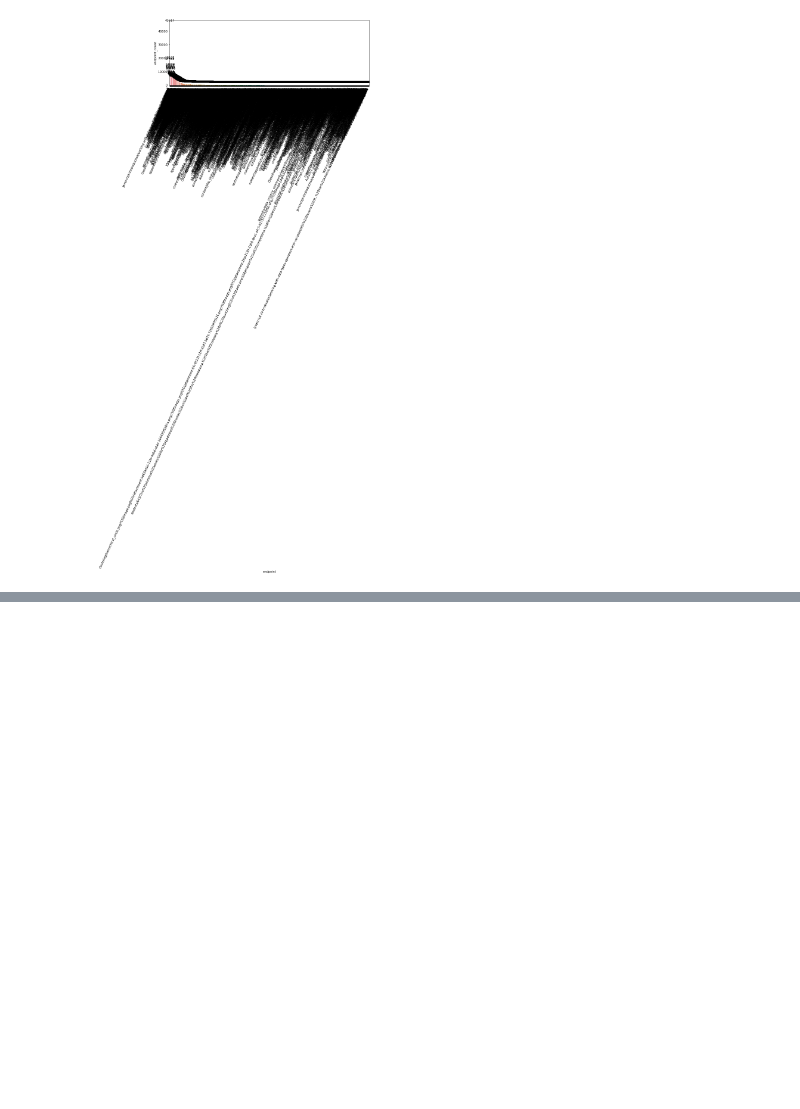
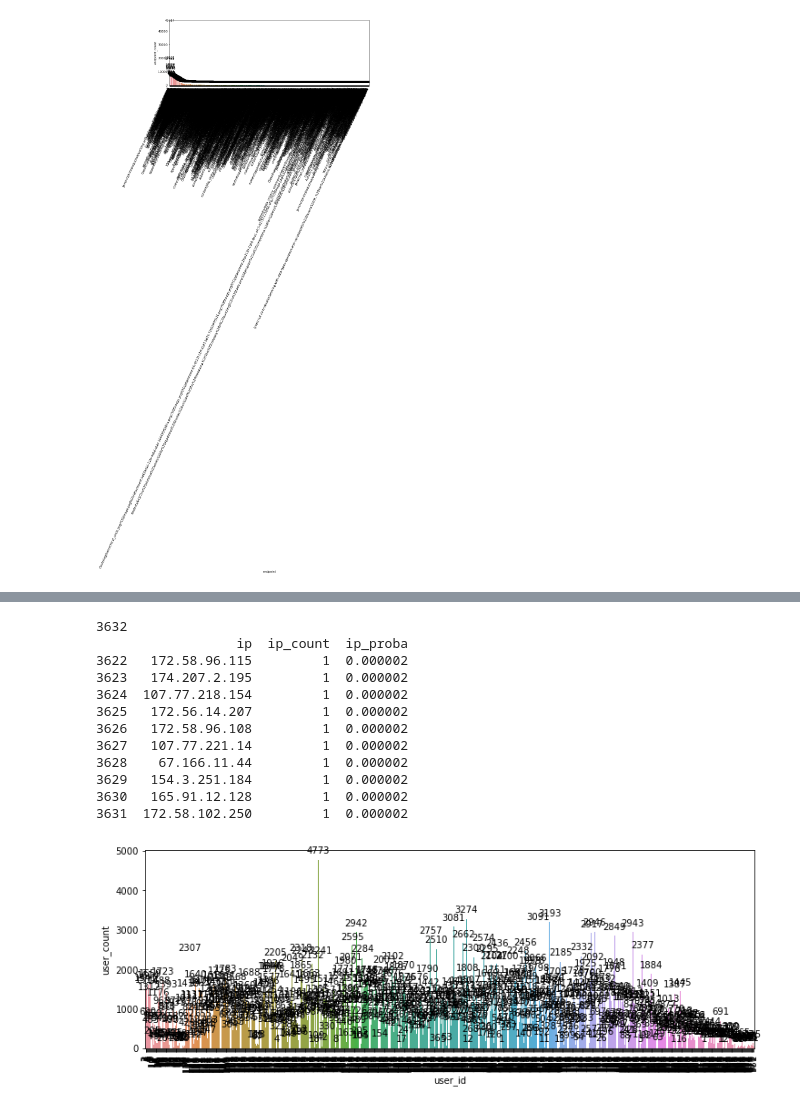
Before and after one commit to naqvi-and-vu/anomaly-detection-project, a Jupyter notebook: anna_scatchbook.ipynb, the cells around one changed output, grey strips where cells are left out. Drawn from its saved outputs; the diff is of its cells as text; code cells hidden in the pictures; blank space fills up the shorter version.

```diff
--- a/anna_scatchbook.ipynb
+++ b/anna_scatchbook.ipynb
@@ -634,0 +786,4 @@ for p in splot.patches:
+# %%
+df['program_name'] = np.where(df['program_id']==3, 'Data Science', df['program_name'])
+# %%
+df['program_name'] = np.where(df['program_id']==4, 'Front End', df['program_name'])
@@ -634,0 +1148,2 @@ for p in splot.patches:
+# %%
+df_current = df.loc[df.accessed_after ==0]
@@ -634,0 +1167,2 @@ for p in splot.patches:
+# %%
+df_current = df_current.loc[(df_current.index >= df_current.start_date) & (df_current.index <= df_current.end_date)]
@@ -634,0 +1218,26 @@ for p in splot.patches:
+# %%
+
+
+plt.figure(figsize=(12, 4))
+splot = sns.barplot(data=df_current, x = 'user_id', y = 'user_count', ci = None)
+for p in splot.patches:
+    splot.annotate(format(p.get_height(), '.0f'),
+                   (p.get_x() + p.get_width() / 2., p.get_height()),
+                   ha = 'center', va = 'center', xytext = (0, 10),
+                   textcoords = 'offset points'
+                   )
+    plt.xticks(rotation='vertical')
+# %% [output]
+3632
+                  ip  ip_count  ip_proba
+3622   172.58.96.115         1  0.000002
+3623   174.207.2.195         1  0.000002
+3624  107.77.218.154         1  0.000002
+3625   172.56.14.207         1  0.000002
+3626   172.58.96.108         1  0.000002
+3627   107.77.221.14         1  0.000002
+3628    67.166.11.44         1  0.000002
+3629   154.3.251.184         1  0.000002
+3630   165.91.12.128         1  0.000002
+3631  172.58.102.250         1  0.000002
+[figure, added]
```
Also changed, not shown: parts of 81 cells of this notebook.
